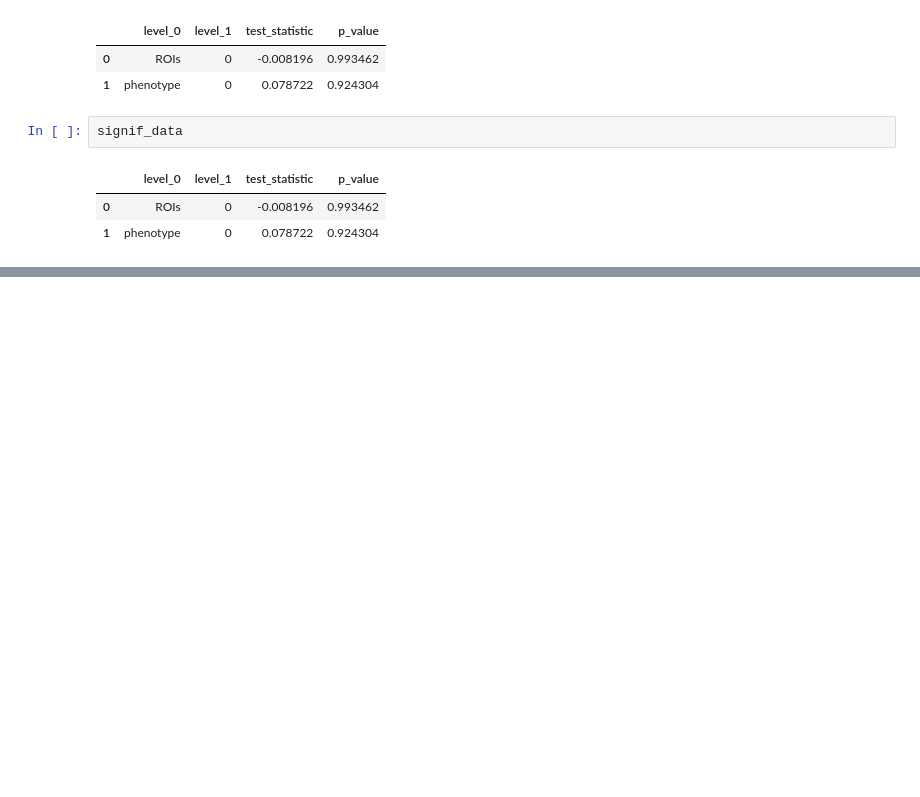
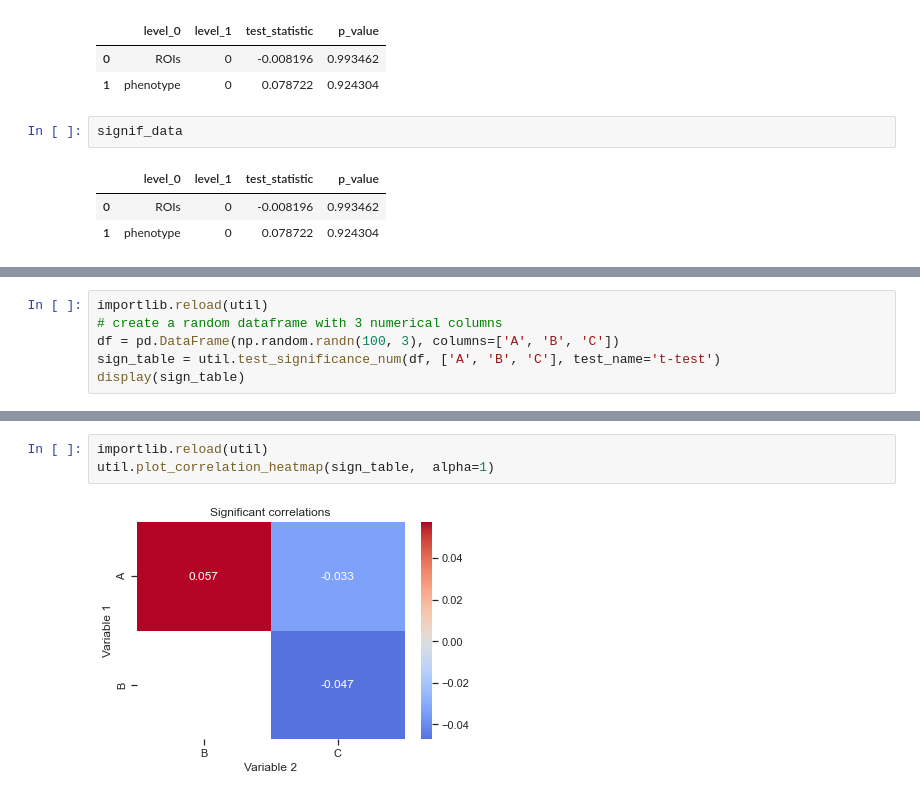
Before and after one commit to mouneem/MultiOmic-NASA, a Jupyter notebook: example/Test.ipynb, the cells around one changed output, grey strips where cells are left out. Saved outputs shown, nothing was run; the diff lists cells and outputs as text; blank space fills up the shorter version.

```diff
--- a/example/Test.ipynb
+++ b/example/Test.ipynb
@@ -134,0 +137,6 @@ util.plot_signif_cat_num(cell_count_by_ROIs, signif_table)
+# %%
+importlib.reload(util)
+# create a random dataframe with 3 numerical columns
+df = pd.DataFrame(np.random.randn(100, 3), columns=['A', 'B', 'C'])
+sign_table = util.test_significance_num(df, ['A', 'B', 'C'], test_name='t-test')
+display(sign_table)
@@ -134,0 +149,5 @@ util.plot_signif_cat_num(cell_count_by_ROIs, signif_table)
+# %%
+importlib.reload(util)
+util.plot_correlation_heatmap(sign_table,  alpha=1)
+# %% [output]
+[figure, added]
```
Also changed, not shown: parts of 14 cells of this notebook, 1 other file.
